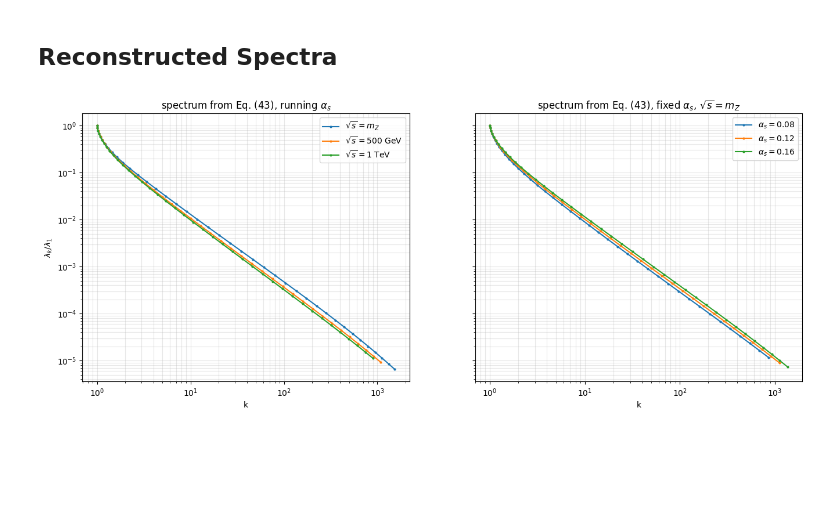
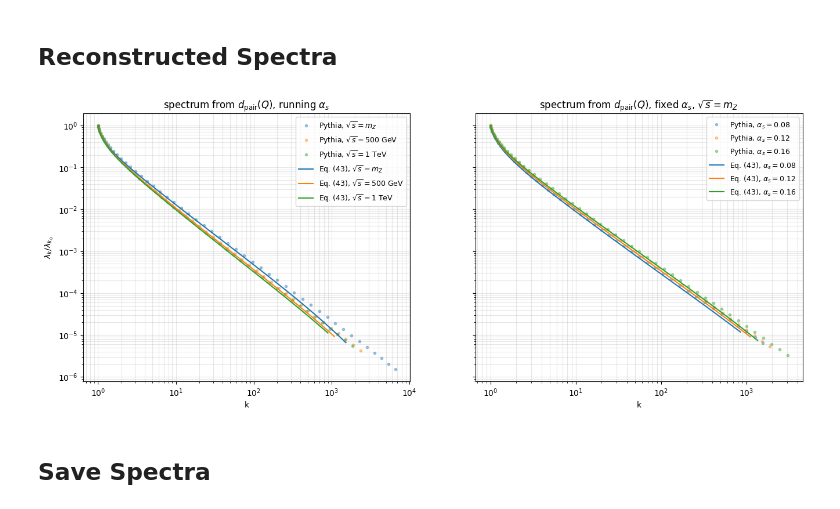
Before and after one commit to ykahn/Jet-Scaling-Laws, a Jupyter notebook: StevensCode/Q_SEMD_d.ipynb, the cells around one changed output. Drawn from its saved outputs; the diff is of its cells as text; code cells hidden in the pictures; blank space fills up the shorter version.

```diff
--- a/StevensCode/Q_SEMD_d.ipynb
+++ b/StevensCode/Q_SEMD_d.ipynb
@@ -205,26 +205,40 @@ ax2.legend(fontsize=9); ax2.grid(True, which='both', alpha=0.3)
 [figure]
 # %% [markdown]
 ## Reconstructed Spectra
-# %%
-def spectrum_from_N(N, dmin=0.05):
-    """λ(k) ∝ exp(-∫ α dln k) with α = 1 + 1/d(Q) and k = 1/N_pair(Q) (one patch = the fraction of events within Q)."""
-    d = dima(N);  m = d > dmin                                   # drop the saturated end (d -> 0 makes alpha blow up)
-    k, a = (1/N[m])[::-1], (1 + 1/d[m])[::-1]                   # sort by increasing k, i.e. decreasing Q
-    lam = np.exp(-np.concatenate([[0], np.cumsum(0.5*(a[1:] + a[:-1])*np.diff(np.log(k)))]))
-    return k, lam
-
-fig, (ax1, ax2) = plt.subplots(1, 2, figsize=(16, 6), sharey=True)
-
-k, lam = spectrum_from_N(Np['Z1']);        ax1.loglog(k, lam, 'o-', color='C0', markersize=2, label=r'$\sqrt{s} = m_Z$')
-k, lam = spectrum_from_N(Np['Z1_500GeV']); ax1.loglog(k, lam, 'o-', color='C1', markersize=2, label=r'$\sqrt{s} = 500$ GeV')
-k, lam = spectrum_from_N(Np['Z1_1TeV']);   ax1.loglog(k, lam, 'o-', color='C2', markersize=2, label=r'$\sqrt{s} = 1$ TeV')
-ax1.set_title(r'spectrum from Eq. (43), running $\alpha_s$'); ax1.set_xlabel('k'); ax1.set_ylabel(r'$\lambda_k/\lambda_1$')
-ax1.legend(); ax1.grid(True, which='both', alpha=0.3)
-
-k, lam = spectrum_from_N(Np['Z1_fix08']);  ax2.loglog(k, lam, 'o-', color='C0', markersize=2, label=r'$\alpha_s = 0.08$')
-k, lam = spectrum_from_N(Np['Z1_fix12']);  ax2.loglog(k, lam, 'o-', color='C1', markersize=2, label=r'$\alpha_s = 0.12$')
-k, lam = spectrum_from_N(Np['Z1_fix16']);  ax2.loglog(k, lam, 'o-', color='C2', markersize=2, label=r'$\alpha_s = 0.16$')
-ax2.set_title(r'spectrum from Eq. (43), fixed $\alpha_s$, $\sqrt{s} = m_Z$'); ax2.set_xlabel('k')
-ax2.legend(); ax2.grid(True, which='both', alpha=0.3)
-# %% [output]
-[figure, removed]
+# %%
+def spectrum_from_data(key, dmin=0.05):
+    """Same reconstruction from the Pythia counts: α = 1 + 1/d_pair(Q), k = M/N(Q) with N the mean number of neighbours within Q."""
+    d, N = Ds[key], Nm[key];  m = d > dmin
+    k, a = (M/N[m])[::-1], (1 + 1/d[m])[::-1]
+    lam = np.exp(-np.concatenate([[0], np.cumsum(0.5*(a[1:] + a[:-1])*np.diff(np.log(k)))]))
+    return k, lam
+def spectrum_from_N(N, dmin=0.05):
+    """λ(k) ∝ exp(-∫ α dln k) with α = 1 + 1/d(Q) and k = 1/N_pair(Q) (one patch = the fraction of events within Q)."""
+    d = dima(N);  m = d > dmin                                   # drop the saturated end (d -> 0 makes alpha blow up)
+    k, a = (1/N[m])[::-1], (1 + 1/d[m])[::-1]                   # sort by increasing k, i.e. decreasing Q
+    lam = np.exp(-np.concatenate([[0], np.cumsum(0.5*(a[1:] + a[:-1])*np.diff(np.log(k)))]))
+    return k, lam
+
+fig, (ax1, ax2) = plt.subplots(1, 2, figsize=(16, 6), sharey=True)
+
+k, lam = spectrum_from_data('Z1');         ax1.loglog(k, lam, 'o', color='C0', alpha=0.4, markersize=3, label=r'Pythia, $\sqrt{s} = m_Z$')
+k, lam = spectrum_from_data('Z1_500GeV');  ax1.loglog(k, lam, 'o', color='C1', alpha=0.4, markersize=3, label=r'Pythia, $\sqrt{s} = 500$ GeV')
+k, lam = spectrum_from_data('Z1_1TeV');    ax1.loglog(k, lam, 'o', color='C2', alpha=0.4, markersize=3, label=r'Pythia, $\sqrt{s} = 1$ TeV')
+k, lam = spectrum_from_N(Np['Z1']);        ax1.loglog(k, lam, '-', color='C0', label=r'Eq. (43), $\sqrt{s} = m_Z$')
+k, lam = spectrum_from_N(Np['Z1_500GeV']); ax1.loglog(k, lam, '-', color='C1', label=r'Eq. (43), $\sqrt{s} = 500$ GeV')
+k, lam = spectrum_from_N(Np['Z1_1TeV']);   ax1.loglog(k, lam, '-', color='C2', label=r'Eq. (43), $\sqrt{s} = 1$ TeV')
+ax1.set_title(r'spectrum from $d_\text{pair}(Q)$, running $\alpha_s$'); ax1.set_xlabel('k'); ax1.set_ylabel(r'$\lambda_k/\lambda_{k_0}$')
+ax1.legend(fontsize=9); ax1.grid(True, which='both', alpha=0.3)
+
+k, lam = spectrum_from_data('Z1_fix08');   ax2.loglog(k, lam, 'o', color='C0', alpha=0.4, markersize=3, label=r'Pythia, $\alpha_s = 0.08$')
+k, lam = spectrum_from_data('Z1_fix12');   ax2.loglog(k, lam, 'o', color='C1', alpha=0.4, markersize=3, label=r'Pythia, $\alpha_s = 0.12$')
+k, lam = spectrum_from_data('Z1_fix16');   ax2.loglog(k, lam, 'o', color='C2', alpha=0.4, markersize=3, label=r'Pythia, $\alpha_s = 0.16$')
+k, lam = spectrum_from_N(Np['Z1_fix08']);  ax2.loglog(k, lam, '-', color='C0', label=r'Eq. (43), $\alpha_s = 0.08$')
+k, lam = spectrum_from_N(Np['Z1_fix12']);  ax2.loglog(k, lam, '-', color='C1', label=r'Eq. (43), $\alpha_s = 0.12$')
+k, lam = spectrum_from_N(Np['Z1_fix16']);  ax2.loglog(k, lam, '-', color='C2', label=r'Eq. (43), $\alpha_s = 0.16$')
+ax2.set_title(r'spectrum from $d_\text{pair}(Q)$, fixed $\alpha_s$, $\sqrt{s} = m_Z$'); ax2.set_xlabel('k')
+ax2.legend(fontsize=9); ax2.grid(True, which='both', alpha=0.3)
+# %% [output]
+[figure, added]
+# %% [markdown]
+## Save Spectra
```
Also changed, not shown: parts of 1 cell of this notebook, 1 other file.
